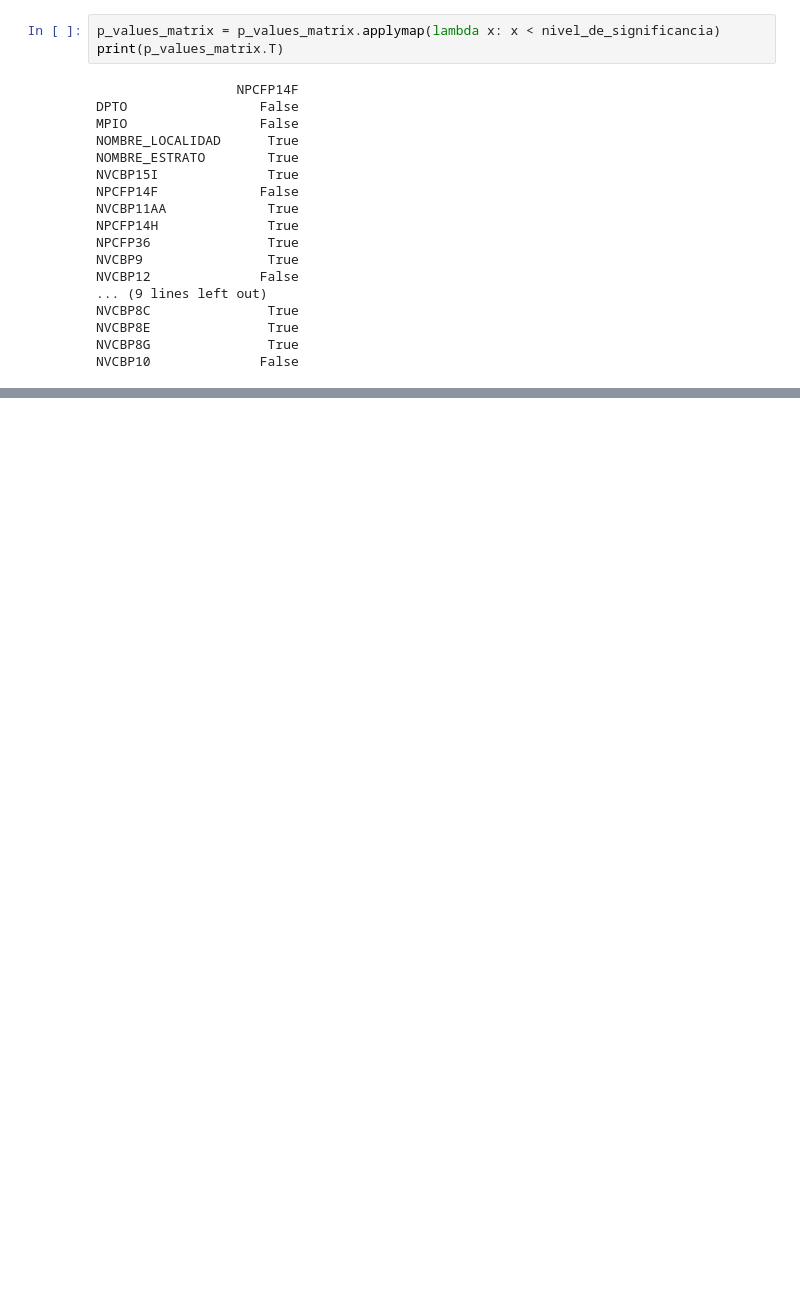
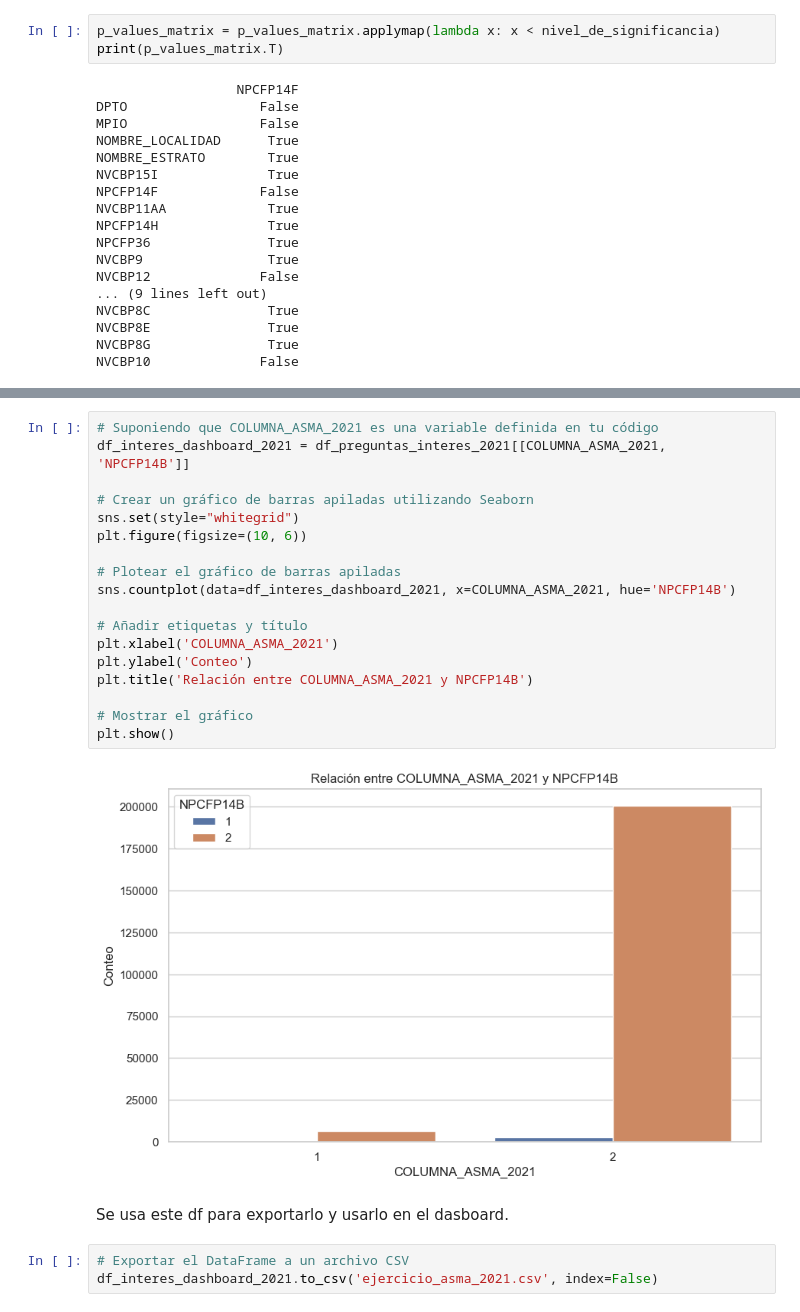
Before and after one commit to spaeres/PROYECTO-2-BI, a Jupyter notebook: proyecto-2-BI.ipynb, the cells around one changed output, grey strips where cells are left out. Drawn from its saved outputs; the diff is of its cells as text; blank space fills up the shorter version.

Commit message:
Dasboard final

```diff
--- a/proyecto-2-BI.ipynb
+++ b/proyecto-2-BI.ipynb
@@ -948,0 +1080,25 @@ df_resultados.to_csv('preguntas_cerradas.csv', index=False)
+# %%
+# Suponiendo que COLUMNA_ASMA_2021 es una variable definida en tu código
+df_interes_dashboard_2021 = df_preguntas_interes_2021[[COLUMNA_ASMA_2021, 'NPCFP14B']]
+
+# Crear un gráfico de barras apiladas utilizando Seaborn
+sns.set(style="whitegrid")
+plt.figure(figsize=(10, 6))
+
+# Plotear el gráfico de barras apiladas
+sns.countplot(data=df_interes_dashboard_2021, x=COLUMNA_ASMA_2021, hue='NPCFP14B')
+
+# Añadir etiquetas y título
+plt.xlabel('COLUMNA_ASMA_2021')
+plt.ylabel('Conteo')
+plt.title('Relación entre COLUMNA_ASMA_2021 y NPCFP14B')
+
+# Mostrar el gráfico
+plt.show()
+# %% [output]
+[figure, added]
+# %% [markdown]
+Se usa este df para exportarlo y usarlo en el dasboard.
+# %%
+# Exportar el DataFrame a un archivo CSV
+df_interes_dashboard_2021.to_csv('ejercicio_asma_2021.csv', index=False)
```
Also changed, not shown: parts of 21 cells of this notebook, 2 other files.
